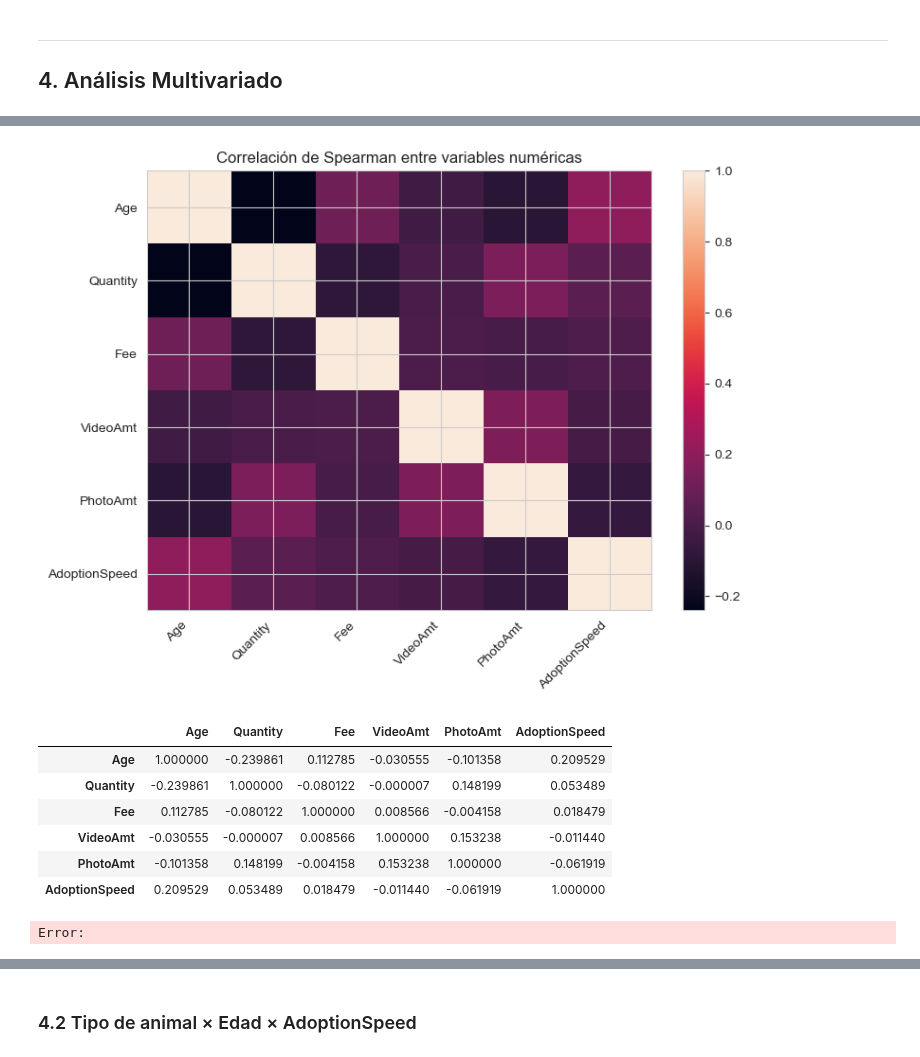
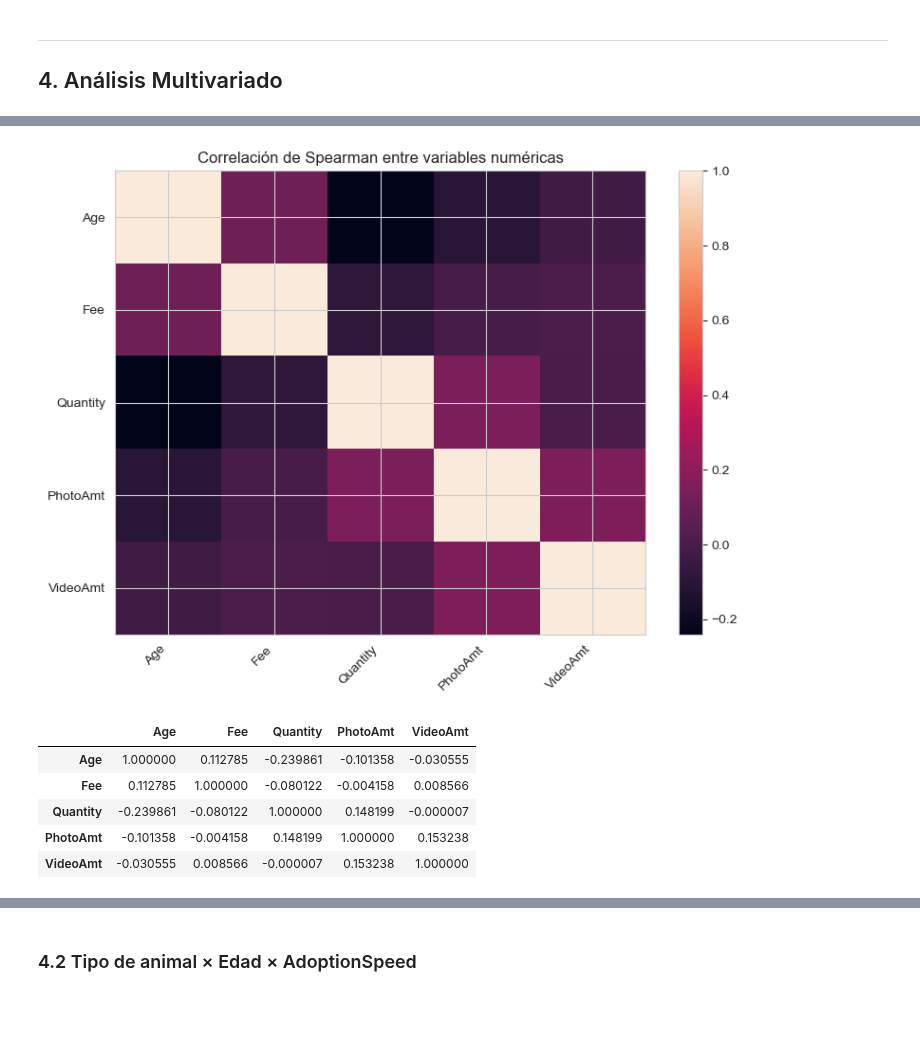
Before and after one commit to patriciasandagorda/UA_MDM_Labo2_Grupo2, a Jupyter notebook: EDA/04_EDA_PetFinder.ipynb, the cells around one changed output, grey strips where cells are left out. Drawn from its saved outputs; the diff is of its cells as text; code cells hidden in the pictures; blank space fills up the shorter version.

```diff
--- a/EDA/04_EDA_PetFinder.ipynb
+++ b/EDA/04_EDA_PetFinder.ipynb
@@ -988,37 +899,23 @@ Todas las variables muestran asociación significativa (p < 0.05), explicada pro
 # %%
-df['AdoptionSpeed'] = pd.to_numeric(df['AdoptionSpeed'], errors='coerce')
-
-num_cols = df.select_dtypes(include=['int64', 'float64']).columns.tolist()
-
-if 'AdoptionSpeed' not in num_cols:
-    num_cols.append('AdoptionSpeed')
-
-df_num = df[num_cols].copy()
-
-corr = df_num.corr(method='spearman')
+corr = df[num_cols].corr(method="spearman")
 
 fig, ax = plt.subplots(figsize=(8, 6))
-im = ax.imshow(corr, aspect='auto')
-
+im = ax.imshow(corr, aspect="auto")
 ax.set_xticks(range(len(corr.columns)))
 ax.set_yticks(range(len(corr.index)))
-ax.set_xticklabels(corr.columns, rotation=45, ha='right')
+ax.set_xticklabels(corr.columns, rotation=45, ha="right")
 ax.set_yticklabels(corr.index)
-
-ax.set_title('Correlación de Spearman entre variables numéricas')
+ax.set_title("Correlación de Spearman entre variables numéricas")
 fig.colorbar(im, ax=ax)
-
 plt.tight_layout()
 plt.show()
 
 corr
 # %% [output]
-[figure, old version]
+[figure, new version]
-|  | Age | Quantity | Fee | VideoAmt | PhotoAmt | AdoptionSpeed |
-| Age | 1.000000 | -0.239861 | 0.112785 | -0.030555 | -0.101358 | 0.209529 |
-| Quantity | -0.239861 | 1.000000 | -0.080122 | -0.000007 | 0.148199 | 0.053489 |
-| Fee | 0.112785 | -0.080122 | 1.000000 | 0.008566 | -0.004158 | 0.018479 |
-| VideoAmt | -0.030555 | -0.000007 | 0.008566 | 1.000000 | 0.153238 | -0.011440 |
-| PhotoAmt | -0.101358 | 0.148199 | -0.004158 | 0.153238 | 1.000000 | -0.061919 |
-| AdoptionSpeed | 0.209529 | 0.053489 | 0.018479 | -0.011440 | -0.061919 | 1.000000 |
+|  | Age | Fee | Quantity | PhotoAmt | VideoAmt |
+| Age | 1.000000 | 0.112785 | -0.239861 | -0.101358 | -0.030555 |
+| Fee | 0.112785 | 1.000000 | -0.080122 | -0.004158 | 0.008566 |
+| Quantity | -0.239861 | -0.080122 | 1.000000 | 0.148199 | -0.000007 |
+| PhotoAmt | -0.101358 | -0.004158 | 0.148199 | 1.000000 | 0.153238 |
+| VideoAmt | -0.030555 | 0.008566 | -0.000007 | 0.153238 | 1.000000 |
-Error:
```
Also changed, not shown: parts of 72 cells of this notebook.
